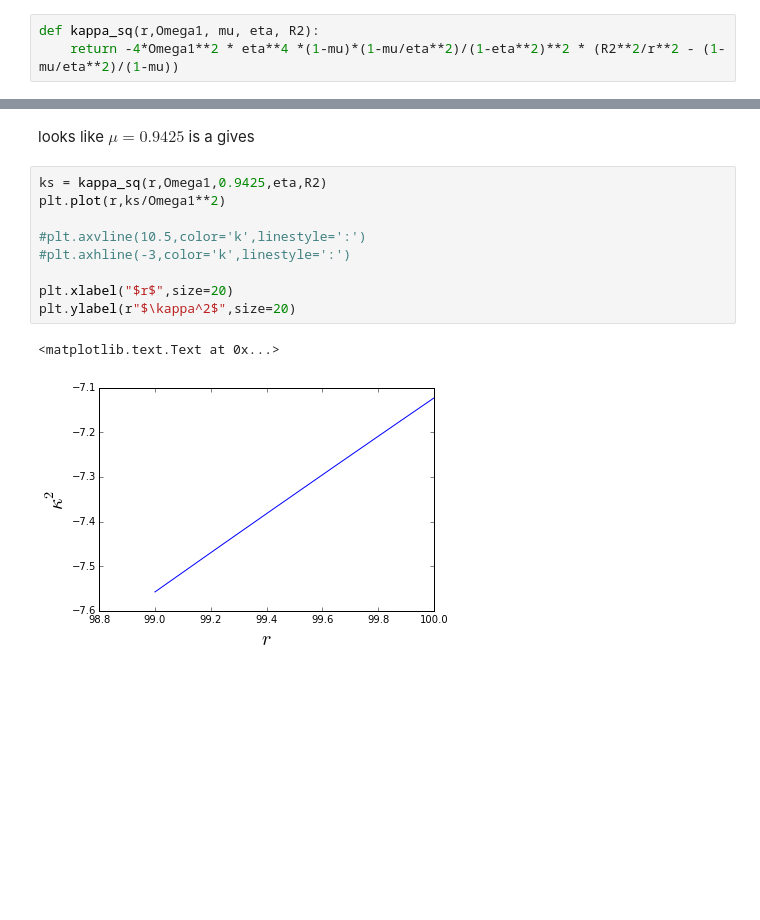
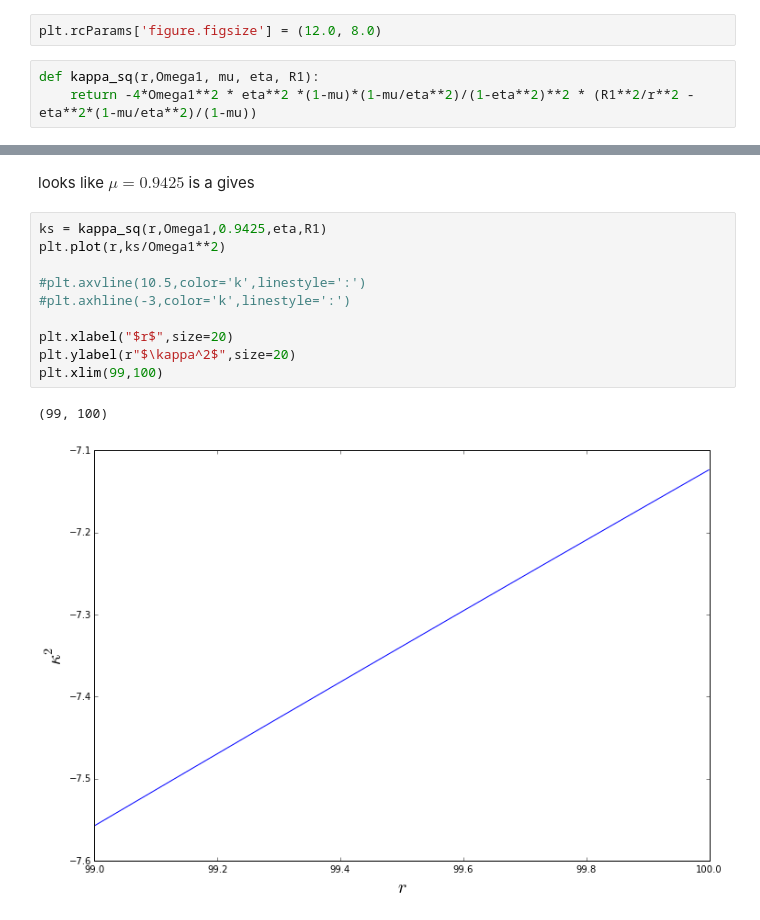
Before and after one commit to jsoishi/gsf_project, a Jupyter notebook: python/notebooks/Kappa for Taylor Couette Flows.ipynb, the cells around one changed output, grey strips where cells are left out. Saved outputs shown, nothing was run; the diff lists cells and outputs as text; blank space fills up the shorter version.

```diff
--- a/python/notebooks/Kappa for Taylor Couette Flows.ipynb
+++ b/python/notebooks/Kappa for Taylor Couette Flows.ipynb
@@ -22,9 +22,11 @@ $\kappa^2 = \frac{1}{r^3} \frac{d (r^2 \Omega)^2}{dr}$
 %matplotlib inline
 import matplotlib.pyplot as plt
 import numpy as np
+# %%
+plt.rcParams['figure.figsize'] = (12.0, 8.0)
 # %%
-def kappa_sq(r,Omega1, mu, eta, R2):
-    return -4*Omega1**2 * eta**4 *(1-mu)*(1-mu/eta**2)/(1-eta**2)**2 * (R2**2/r**2 - (1-mu/eta**2)/(1-mu))
+def kappa_sq(r,Omega1, mu, eta, R1):
+    return -4*Omega1**2 * eta**2 *(1-mu)*(1-mu/eta**2)/(1-eta**2)**2 * (R1**2/r**2 - eta**2*(1-mu/eta**2)/(1-mu))
 # %%
 R1 = 10.
 R2 = 11.
@@ -75,17 +81,18 @@ plt.legend(loc='lower right')
 # %% [markdown]
 looks like $\mu = 0.9425$ is a gives
 # %%
-ks = kappa_sq(r,Omega1,0.9425,eta,R2)
+ks = kappa_sq(r,Omega1,0.9425,eta,R1)
 plt.plot(r,ks/Omega1**2)
 
 #plt.axvline(10.5,color='k',linestyle=':')
 #plt.axhline(-3,color='k',linestyle=':')
 
 plt.xlabel("$r$",size=20)
 plt.ylabel(r"$\kappa^2$",size=20)
+plt.xlim(99,100)
 # %% [output]
-<matplotlib.text.Text at 0x...>
+(99, 100)
-[figure, old version]
+[figure, new version]
 # %%
 print("total change in $\kappa^2$ over domain: {}".format((ks[-1]-ks[0])/ks[0]))
 print("$\kappa^2 at midpoint of domain: {}".format(ks[nr/2-1]))
```
Also changed, not shown: parts of 5 cells of this notebook, 2 other files.
